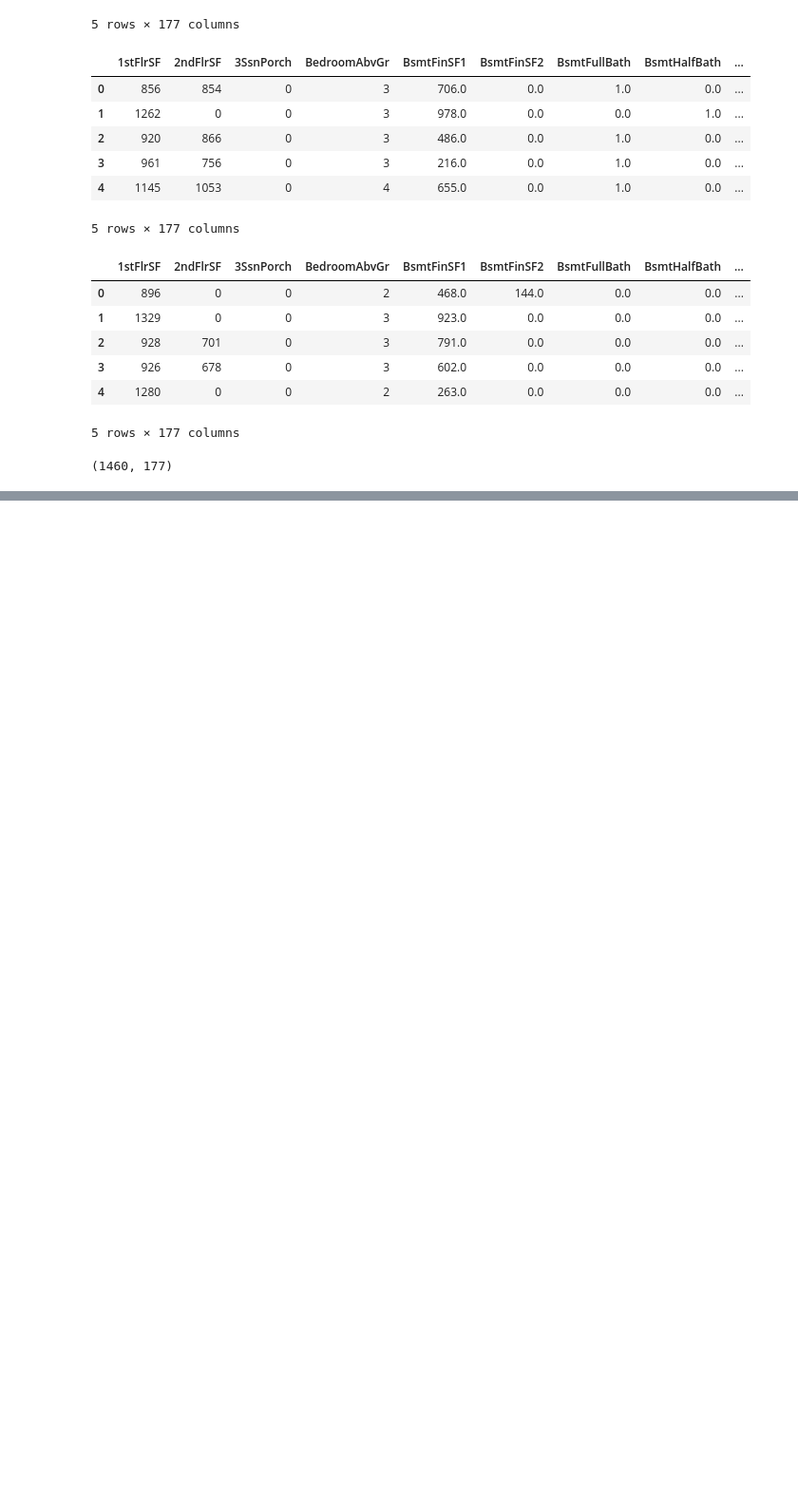
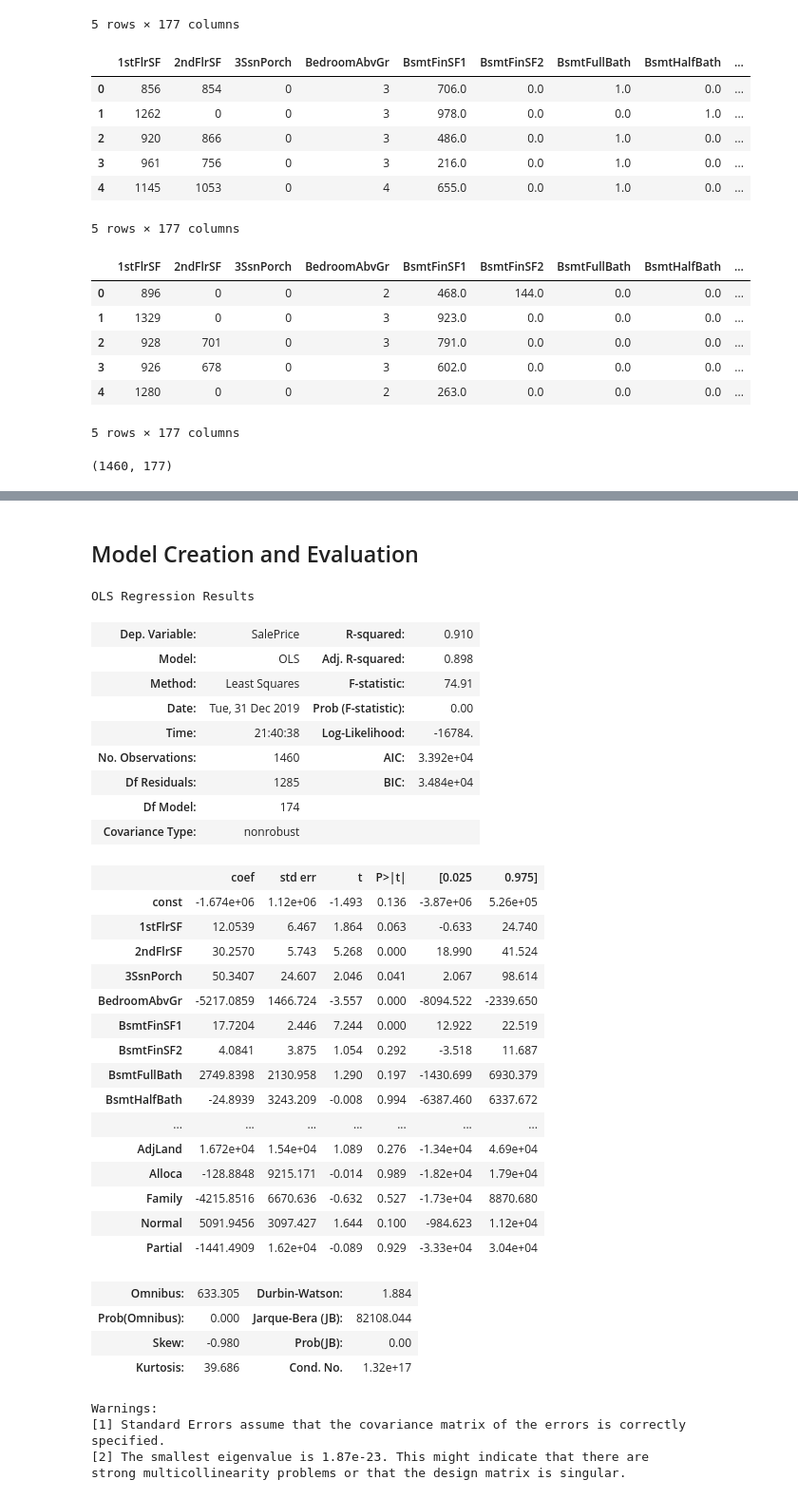
Before and after one commit to LakshanKarunathilake/ML-Kaggle-Competition, a Jupyter notebook: House Price Prediction.ipynb, the cells around one changed output, grey strips where cells are left out. Shown: that part at 95% size. Drawn from its saved outputs; the diff is of its cells as text; code cells hidden in the pictures; blank space fills up the shorter version.

Commit message:
Add ML models

```diff
--- a/House Price Prediction.ipynb
+++ b/House Price Prediction.ipynb
@@ -558,3 +565,46 @@ df_Test.drop(['SalePrice'],axis=1,inplace=True)
 # %%
 X_train=df_Train.drop(['SalePrice'],axis=1)
 y_train=df_Train['SalePrice']
+# %% [markdown]
+## Model Creation and Evaluation
+# %%
+# Multiple Linear Regression Model with Ordinary Least Square Method
+
+x = sm.add_constant(X_train)
+results2 = sm.OLS(y_train,x).fit()
+results2.summary()
+# %% [output]
+OLS Regression Results
+| Dep. Variable: | SalePrice | R-squared: | 0.910 |
+| Model: | OLS | Adj. R-squared: | 0.898 |
+| Method: | Least Squares | F-statistic: | 74.91 |
+| Date: | Tue, 31 Dec 2019 | Prob (F-statistic): | 0.00 |
+| Time: | 21:40:38 | Log-Likelihood: | -16784. |
+| No. Observations: | 1460 | AIC: | 3.392e+04 |
+| Df Residuals: | 1285 | BIC: | 3.484e+04 |
+| Df Model: | 174 |  |  |
+| Covariance Type: | nonrobust |  |  |
+|  | coef | std err | t | P>|t| | [0.025 | 0.975] |
+| const | -1.674e+06 | 1.12e+06 | -1.493 | 0.136 | -3.87e+06 | 5.26e+05 |
+| 1stFlrSF | 12.0539 | 6.467 | 1.864 | 0.063 | -0.633 | 24.740 |
+| 2ndFlrSF | 30.2570 | 5.743 | 5.268 | 0.000 | 18.990 | 41.524 |
+| 3SsnPorch | 50.3407 | 24.607 | 2.046 | 0.041 | 2.067 | 98.614 |
+| BedroomAbvGr | -5217.0859 | 1466.724 | -3.557 | 0.000 | -8094.522 | -2339.650 |
+| BsmtFinSF1 | 17.7204 | 2.446 | 7.244 | 0.000 | 12.922 | 22.519 |
+| BsmtFinSF2 | 4.0841 | 3.875 | 1.054 | 0.292 | -3.518 | 11.687 |
+| BsmtFullBath | 2749.8398 | 2130.958 | 1.290 | 0.197 | -1430.699 | 6930.379 |
+| BsmtHalfBath | -24.8939 | 3243.209 | -0.008 | 0.994 | -6387.460 | 6337.672 |
+| ... | ... | ... | ... | ... | ... | ... |
+| AdjLand | 1.672e+04 | 1.54e+04 | 1.089 | 0.276 | -1.34e+04 | 4.69e+04 |
+| Alloca | -128.8848 | 9215.171 | -0.014 | 0.989 | -1.82e+04 | 1.79e+04 |
+| Family | -4215.8516 | 6670.636 | -0.632 | 0.527 | -1.73e+04 | 8870.680 |
+| Normal | 5091.9456 | 3097.427 | 1.644 | 0.100 | -984.623 | 1.12e+04 |
+| Partial | -1441.4909 | 1.62e+04 | -0.089 | 0.929 | -3.33e+04 | 3.04e+04 |
+| Omnibus: | 633.305 | Durbin-Watson: | 1.884 |
+| Prob(Omnibus): | 0.000 | Jarque-Bera (JB): | 82108.044 |
+| Skew: | -0.980 | Prob(JB): | 0.00 |
+| Kurtosis: | 39.686 | Cond. No. | 1.32e+17 |
+Warnings:
+[1] Standard Errors assume that the covariance matrix of the errors is correctly specified.
+[2] The smallest eigenvalue is 1.87e-23. This might indicate that there are
+strong multicollinearity problems or that the design matrix is singular.
```
Also changed, not shown: parts of 10 cells of this notebook.
